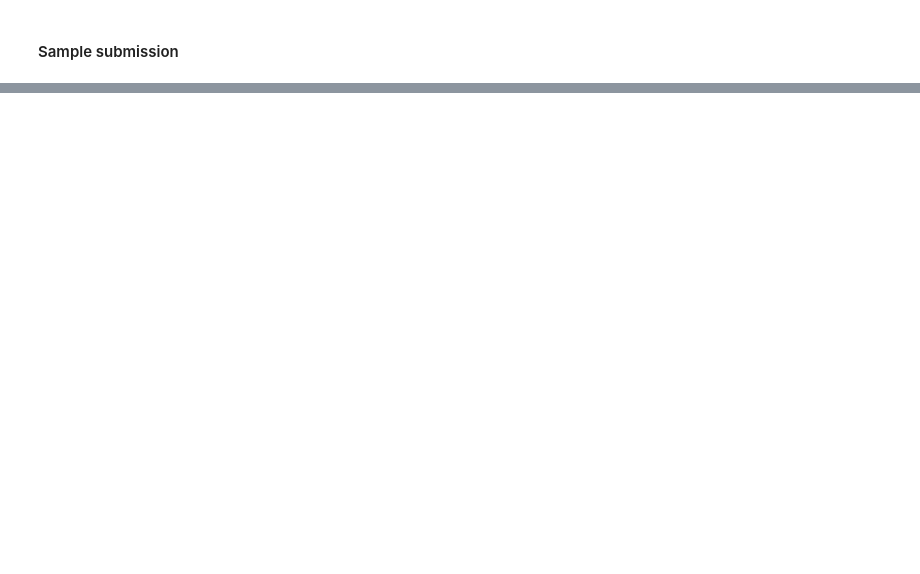
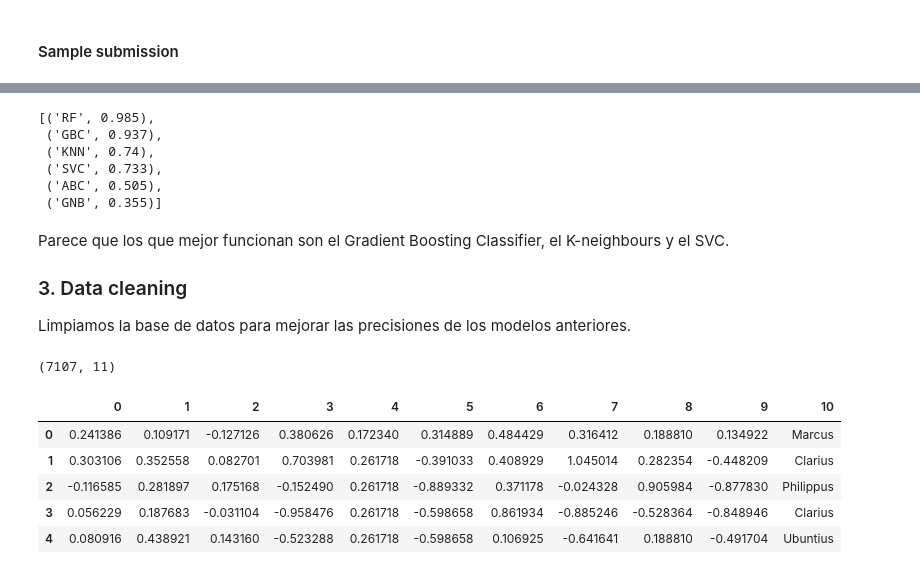
Before and after one commit to Clapiniella/lab-avila-bible, a Jupyter notebook: your-code/main.ipynb, the cells around one changed output, grey strips where cells are left out. Saved outputs shown, nothing was run; the diff lists cells and outputs as text; code cells hidden in the pictures; blank space fills up the shorter version.

```diff
--- a/your-code/main.ipynb
+++ b/your-code/main.ipynb
@@ -110,0 +185,39 @@ res.json()
+# %%
+acc_dict = sorted(acc_dict.items(), key= lambda x: -x[1])
+acc_dict
+# %% [output]
+[('RF', 0.985),
+ ('GBC', 0.937),
+ ('KNN', 0.74),
+ ('SVC', 0.733),
+ ('ABC', 0.505),
+ ('GNB', 0.355)]
+# %% [markdown]
+Parece que los que mejor funcionan son el Gradient Boosting Classifier, el K-neighbours y el SVC.
+### 3. Data cleaning
+Limpiamos la base de datos para mejorar las precisiones de los modelos anteriores.
+# %%
+# IDENTIFICATION OF OUTLIERS
+
+# A point is an outlier if it's greater than 1.5 times the 3rd quartile or 1.5 times less than the 1st
+# quartile.
+
+# To identify the outliers, we'll calculate the IQR for the entire dataframe
+Q1 = train_dataset.quantile(0.25)
+Q3 = train_dataset.quantile(0.75)
+IQR = Q3 - Q1
+
+# Select the rows where all values are within the IQR
+df_clean=train_dataset[~((train_dataset < (Q1 - 1.5 * IQR)) | (train_dataset > (Q3 + 1.5 * IQR))).any(axis=1)]
+print (df_clean.shape) # I've removed around 5000 rows! --> Try with zscore??
+df_clean = df_clean.reset_index()
+df_clean.drop(columns = "index", inplace = True)
+df_clean.head()
+# %% [output]
+(7107, 11)
+|  | 0 | 1 | 2 | 3 | 4 | 5 | 6 | 7 | 8 | 9 | 10 |
+| 0 | 0.241386 | 0.109171 | -0.127126 | 0.380626 | 0.172340 | 0.314889 | 0.484429 | 0.316412 | 0.188810 | 0.134922 | Marcus |
+| 1 | 0.303106 | 0.352558 | 0.082701 | 0.703981 | 0.261718 | -0.391033 | 0.408929 | 1.045014 | 0.282354 | -0.448209 | Clarius |
+| 2 | -0.116585 | 0.281897 | 0.175168 | -0.152490 | 0.261718 | -0.889332 | 0.371178 | -0.024328 | 0.905984 | -0.877830 | Philippus |
+| 3 | 0.056229 | 0.187683 | -0.031104 | -0.958476 | 0.261718 | -0.598658 | 0.861934 | -0.885246 | -0.528364 | -0.848946 | Clarius |
+| 4 | 0.080916 | 0.438921 | 0.143160 | -0.523288 | 0.261718 | -0.598658 | 0.106925 | -0.641641 | 0.188810 | -0.491704 | Ubuntius |
```
Also changed, not shown: parts of 55 cells of this notebook, 1 other file.
